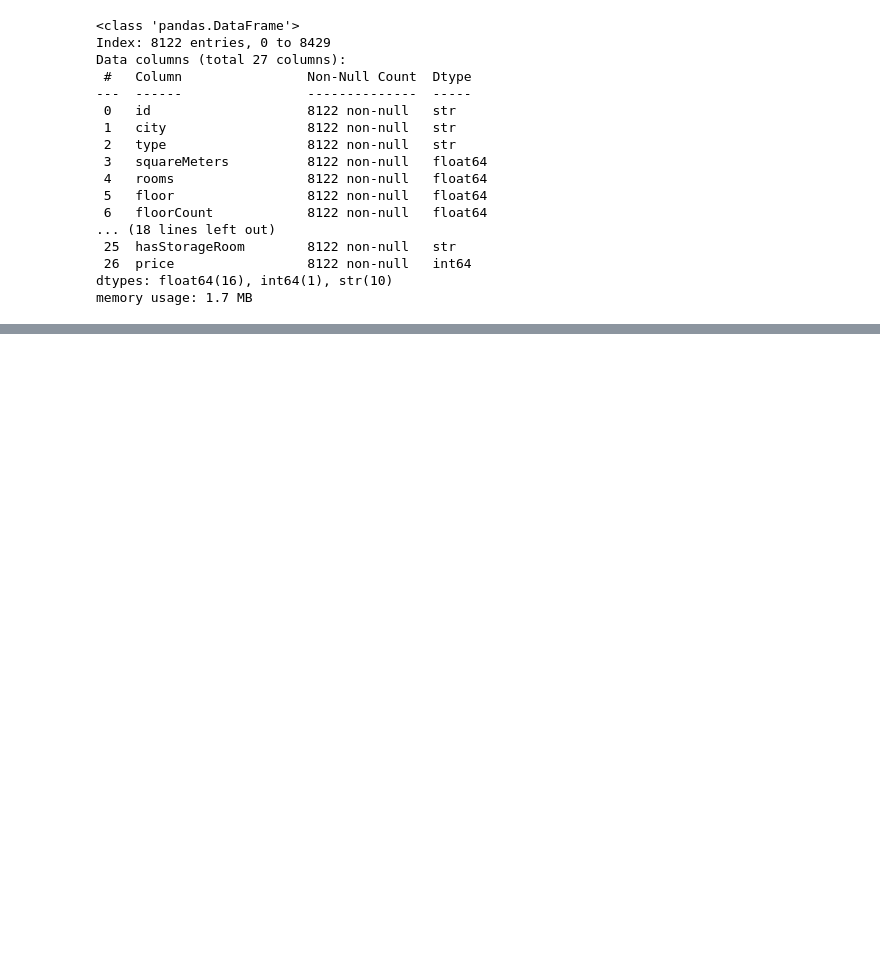
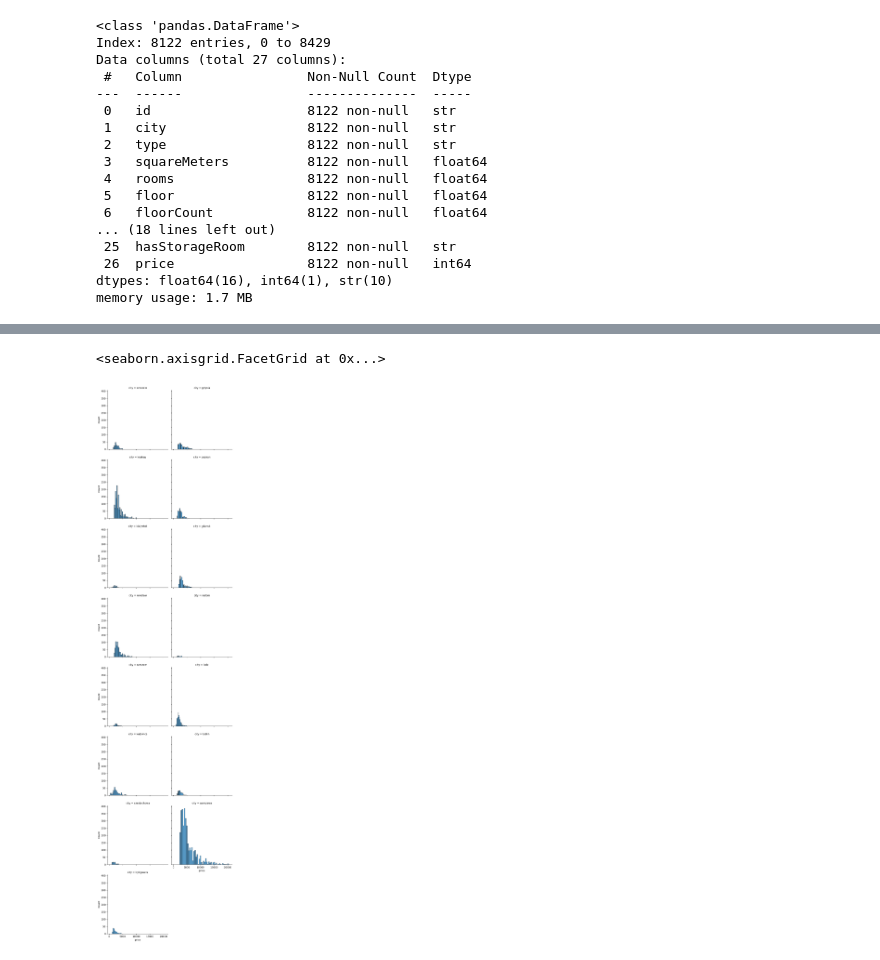
Before and after one commit to annagrajkowska/Projekt-Analiza-i-wizualizacja-danych-Python, a Jupyter notebook: Analiza.ipynb, the cells around one changed output, grey strips where cells are left out. Saved outputs shown, nothing was run; the diff lists cells and outputs as text; code cells hidden in the pictures; blank space fills up the shorter version.

```diff
--- a/Analiza.ipynb
+++ b/Analiza.ipynb
@@ -190,0 +169,6 @@ Typ budynku: True
+# %%
+wykres = sns.FacetGrid(df_cleaned, col='city', col_wrap=2, height=4)
+wykres.map(sns.histplot, 'price')
+# %% [output]
+<seaborn.axisgrid.FacetGrid at 0x...>
+[figure, added]
```
Also changed, not shown: parts of 8 cells of this notebook.
